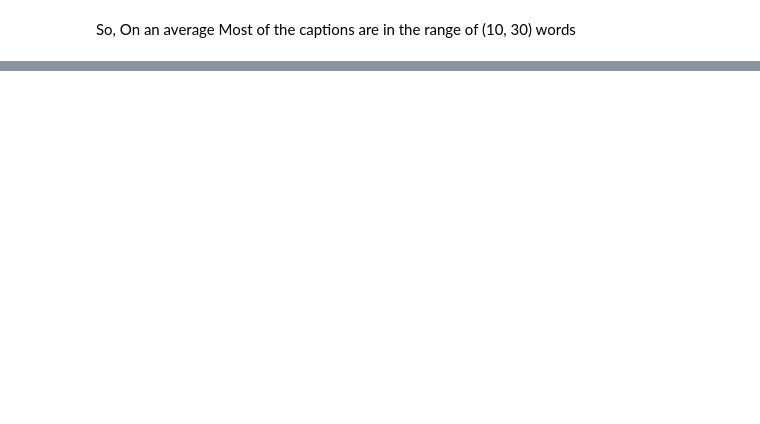
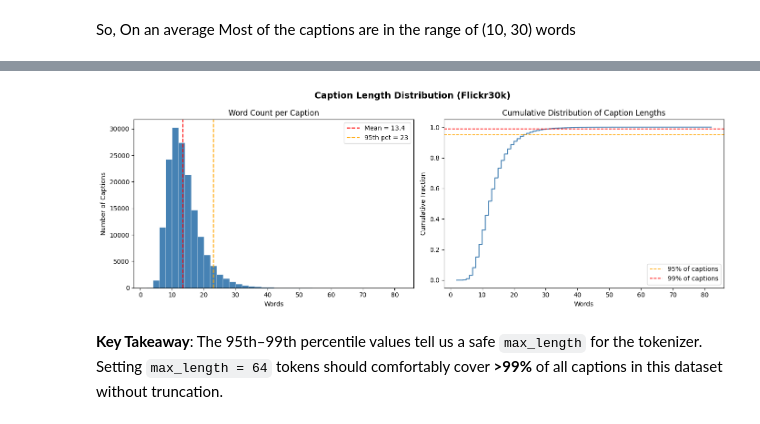
Before and after one commit to harmandugri15/VisionNarrator, a Jupyter notebook: notebooks/data_exploration.ipynb, the cells around one changed output, grey strips where cells are left out. Saved outputs shown, nothing was run; the diff lists cells and outputs as text; code cells hidden in the pictures; blank space fills up the shorter version.

Commit message:
Completed data exploration and added a plan.md file to refer to while building the project
* seeing data

* completed data exploration

---------

Co-authored-by: harmandugri15 <harmandugri15.com>

```diff
--- a/notebooks/data_exploration.ipynb
+++ b/notebooks/data_exploration.ipynb
@@ -147,0 +154,6 @@ So, On an average Most of the captions are in the range of (10, 30) words
+# %%
+# Add a word-count column to the DataFrame
+df['word_count'] = df['caption'].str.strip().str.split().str.len()
+
+print('Caption Length Statistics (in words):')
+print(df['word_count'].describe().round(2))
@@ -147,0 +176,35 @@ So, On an average Most of the captions are in the range of (10, 30) words
+# %%
+import matplotlib.pyplot as plt
+
+fig, axes = plt.subplots(1, 2, figsize=(14, 5))
+fig.suptitle('Caption Length Distribution (Flickr30k)', fontsize=14, fontweight='bold')
+
+# Left plot: histogram of word counts
+axes[0].hist(df['word_count'], bins=40, color='steelblue', edgecolor='white', linewidth=0.5)
+axes[0].axvline(df['word_count'].mean(), color='red', linestyle='--', linewidth=1.5, label=f'Mean = {df["word_count"].mean():.1f}')
+axes[0].axvline(df['word_count'].quantile(0.95), color='orange', linestyle='--', linewidth=1.5, label=f'95th pct = {df["word_count"].quantile(0.95):.0f}')
+axes[0].set_title('Word Count per Caption')
+axes[0].set_xlabel('Words')
+axes[0].set_ylabel('Number of Captions')
+axes[0].legend()
+
+# Right plot: cumulative distribution — helps pick max_length cutoff
+
+sorted_lengths = df['word_count'].sort_values()
+cumulative = [i / len(sorted_lengths) for i in range(len(sorted_lengths))]
+axes[1].plot(sorted_lengths.values, cumulative, color='steelblue')
+axes[1].axhline(0.95, color='orange', linestyle='--', linewidth=1.2, label='95% of captions')
+axes[1].axhline(0.99, color='red', linestyle='--', linewidth=1.2, label='99% of captions')
+
+axes[1].set_title('Cumulative Distribution of Caption Lengths')
+axes[1].set_xlabel('Words')
+axes[1].set_ylabel('Cumulative Fraction')
+axes[1].legend()
+
+plt.tight_layout()
+plt.show()
+# %% [output]
+[figure, added]
+# %% [markdown]
+**Key Takeaway**: The 95th–99th percentile values tell us a safe `max_length` for the tokenizer.
+Setting `max_length = 64` tokens should comfortably cover **>99%** of all captions in this dataset without truncation.
```
Also changed, not shown: parts of 20 cells of this notebook, 1 other file.
